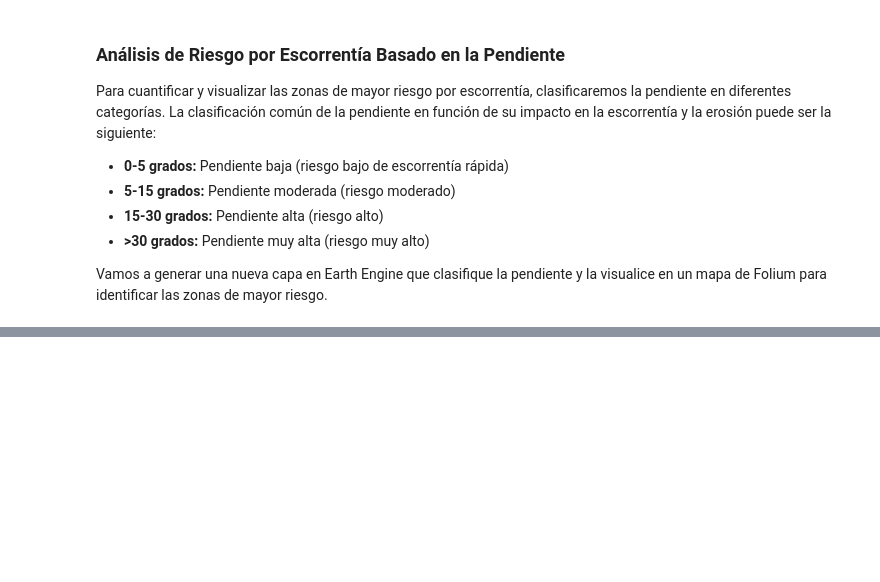
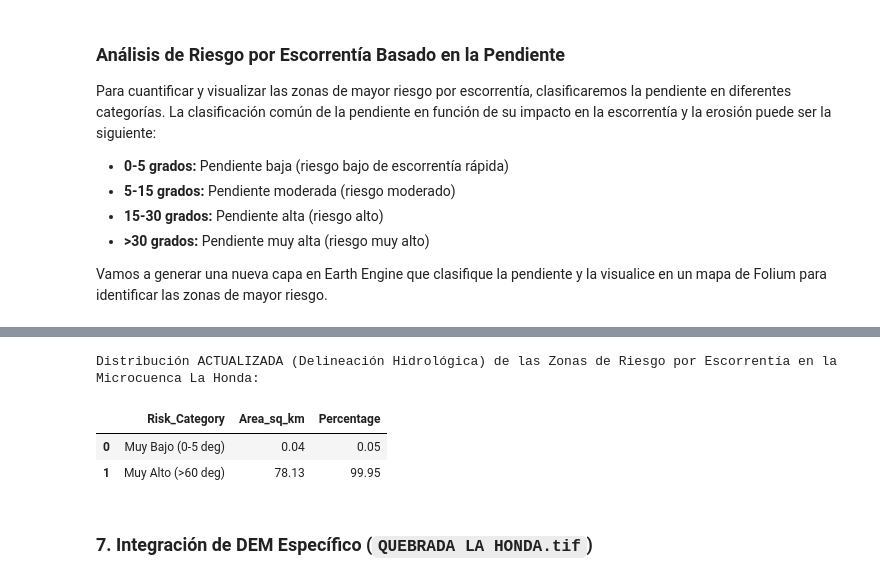
Before and after one commit to HILDA1972MORENO/DESHBOARD---LA-HONDA-, a Jupyter notebook: quickstarts/Get_started_managed_agents.ipynb, the cells around one changed output, grey strips where cells are left out. Saved outputs shown, nothing was run; the diff lists cells and outputs as text; code cells hidden in the pictures; blank space fills up the shorter version.

```diff
--- a/quickstarts/Get_started_managed_agents.ipynb
+++ b/quickstarts/Get_started_managed_agents.ipynb
@@ -1317,0 +1555,51 @@ display(map_risk)
+# %%
+import pandas as pd
+
+# Calcular el área para cada categoría de riesgo con la geometría hidrológicamente delineada
+pixel_area = ee.Image.pixelArea()
+risk_map_with_area = risk_map.addBands(pixel_area.rename('area_sq_m'))
+
+# Para evitar el error 'Group input must come after weighted inputs.', seleccionamos explícitamente las bandas
+# con 'area_sq_m' primero y luego 'risk_class', y groupField=1 (índice de 'risk_class').
+stats = risk_map_with_area.select(['area_sq_m', 'risk_class']).reduceRegion(
+    reducer=ee.Reducer.sum().group(groupField=1, groupName='risk_class'),
+    geometry=la_honda_microbasin,
+    scale=30,
+    maxPixels=1e10
+)
+
+group_list = ee.List(stats.get('groups')).getInfo()
+
+risk_data = []
+total_area_sq_m = 0
+for group in group_list:
+    risk_class = group['risk_class']
+    area_sq_m = group['sum']
+    risk_data.append({'Risk_Class_Value': risk_class, 'Area_sq_m': area_sq_m})
+    total_area_sq_m += area_sq_m
+
+df_risk_areas_hydrology_updated = pd.DataFrame(risk_data)
+
+risk_class_names = {
+    0: 'Muy Bajo (0-5 deg)',
+    1: 'Bajo (5-15 deg)',
+    2: 'Moderado (15-30 deg)',
+    3: 'Alto (30-60 deg)',
+    4: 'Muy Alto (>60 deg)'
+}
+df_risk_areas_hydrology_updated['Risk_Category'] = df_risk_areas_hydrology_updated['Risk_Class_Value'].map(risk_class_names)
+
+df_risk_areas_hydrology_updated['Area_sq_km'] = df_risk_areas_hydrology_updated['Area_sq_m'] / 1e6
+df_risk_areas_hydrology_updated['Percentage'] = (df_risk_areas_hydrology_updated['Area_sq_m'] / total_area_sq_m) * 100
+
+df_risk_areas_hydrology_updated = df_risk_areas_hydrology_updated.sort_values(by='Risk_Class_Value')
+
+print("Distribución ACTUALIZADA (Delineación Hidrológica) de las Zonas de Riesgo por Escorrentía en la Microcuenca La Honda:")
+display(df_risk_areas_hydrology_updated[['Risk_Category', 'Area_sq_km', 'Percentage']].round(2))
+# %% [output]
+Distribución ACTUALIZADA (Delineación Hidrológica) de las Zonas de Riesgo por Escorrentía en la Microcuenca La Honda:
+|  | Risk_Category | Area_sq_km | Percentage |
+| 0 | Muy Bajo (0-5 deg) | 0.04 | 0.05 |
+| 1 | Muy Alto (>60 deg) | 78.13 | 99.95 |
+# %% [markdown]
+### 7. Integración de DEM Específico (`QUEBRADA LA HONDA.tif`)
```
Also changed, not shown: parts of 21 cells of this notebook.
